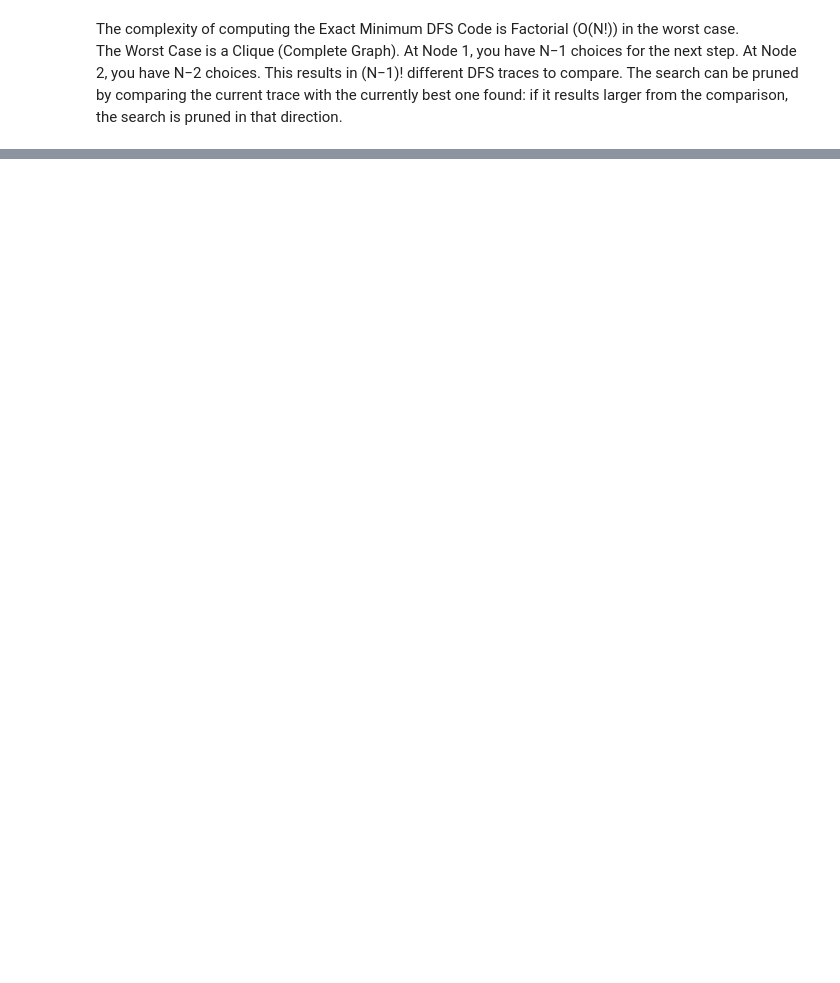
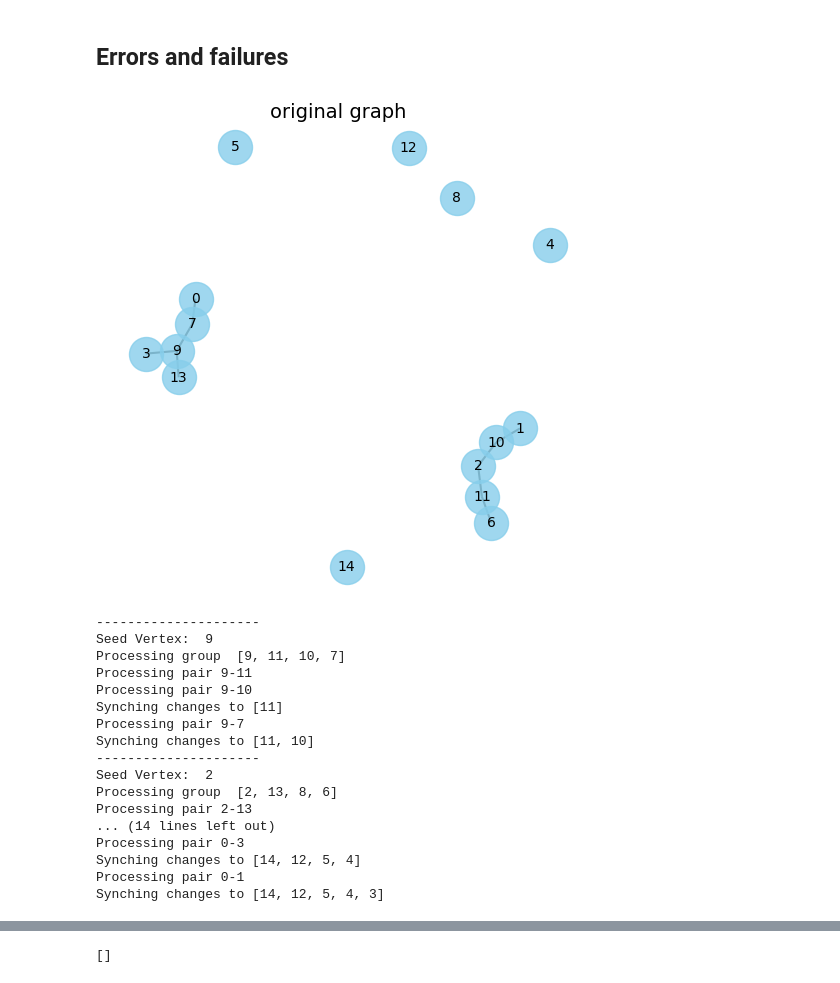
Before and after one commit to AzzurraSuffia/DPP, a Jupyter notebook: analysis.ipynb, the cells around one changed output, grey strips where cells are left out. Saved outputs shown, nothing was run; the diff lists cells and outputs as text; code cells hidden in the pictures; blank space fills up the shorter version.

```diff
--- a/analysis.ipynb
+++ b/analysis.ipynb
@@ -1,4 +0,0 @@
-# %% [markdown]
-The complexity of computing the Exact Minimum DFS Code is Factorial (O(N!)) in the worst case.
-The Worst Case is a Clique (Complete Graph). At Node 1, you have N−1 choices for the next step.
-At Node 2, you have N−2 choices. This results in (N−1)! different DFS traces to compare. The search can be pruned by comparing the current trace with the currently best one found: if it results larger from the comparison, the search is pruned in that direction.
@@ -4,0 +6,28 @@ At Node 2, you have N−2 choices. This results in (N−1)! different DFS traces
+# %% [markdown]
+## Errors and failures
+# %%
+G_random = nx.gnp_random_graph(n=15, p=0.1, seed=24)
+plot_component(G_random, "original graph")
+social_anonymizer = SocialAnonymizer()
+G_anon, eq_dict = social_anonymizer.anonymize_graph(G_random, k=4, alpha=0, beta=1, gamma=1)
+plot_component(G_anon, "anon graph")
+print(check_isomorphic_classes(G_anon, eq_dict))
+# %% [output]
+[figure, added]
+---------------------
+Seed Vertex:  9
+Processing group  [9, 11, 10, 7]
+Processing pair 9-11
+Processing pair 9-10
+Synching changes to [11]
+Processing pair 9-7
+Synching changes to [11, 10]
+---------------------
+Seed Vertex:  2
+Processing group  [2, 13, 8, 6]
+Processing pair 2-13
+... (14 lines left out)
+Processing pair 0-3
+Synching changes to [14, 12, 5, 4]
+Processing pair 0-1
+Synching changes to [14, 12, 5, 4, 3]
@@ -4,0 +35 @@ At Node 2, you have N−2 choices. This results in (N−1)! different DFS traces
+[]
```
Also changed, not shown: parts of 23 cells of this notebook, 1 other file.
